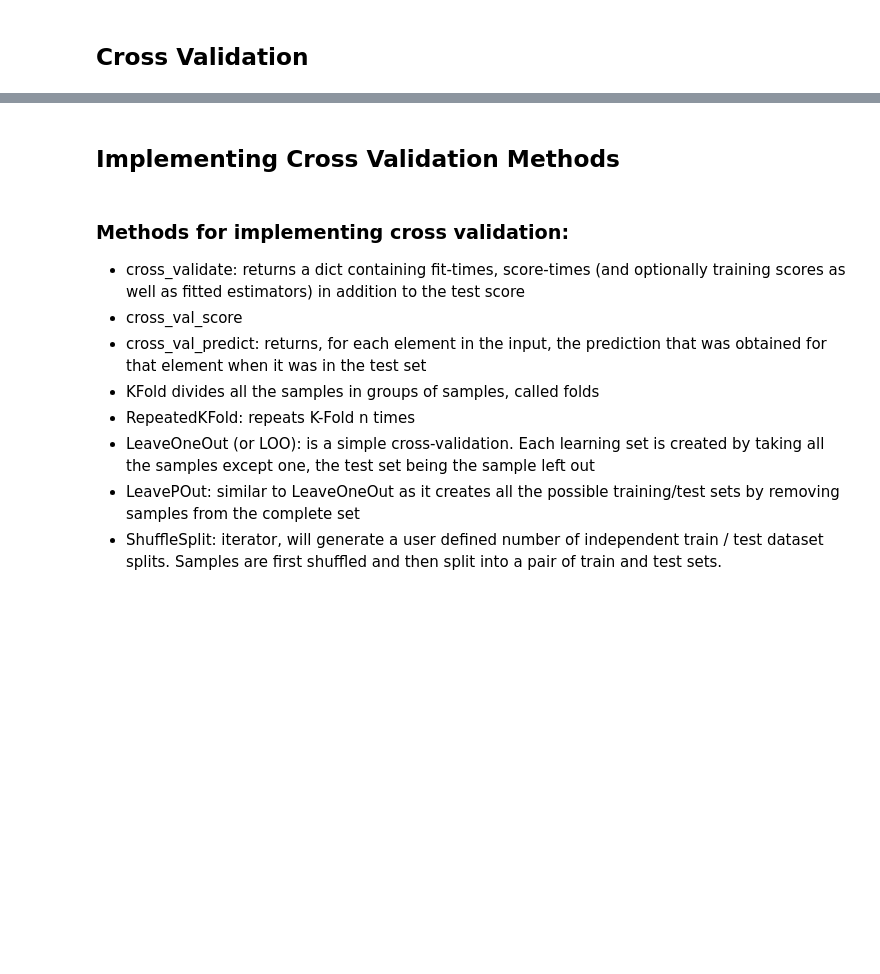
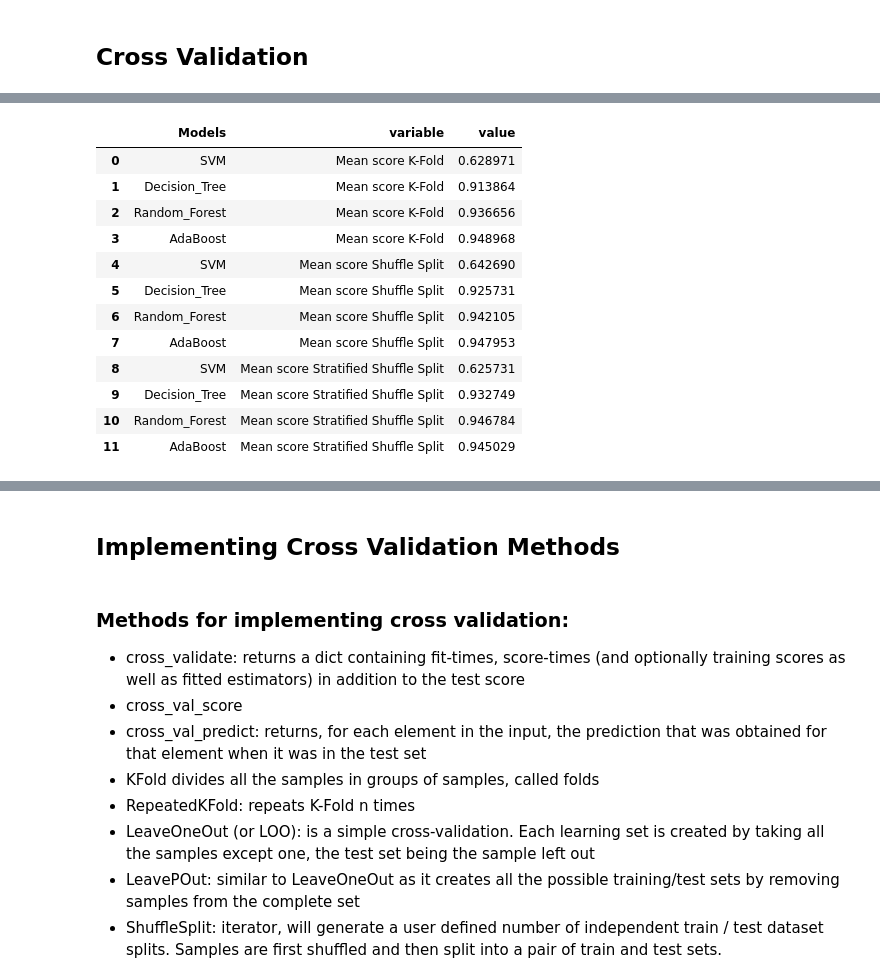
Before and after one commit to Daniela-q-m/Machine-Learning-Course-Projects, a Jupyter notebook: Cross Validation Methods (Wisconsin Cancer Dataset).ipynb, the cells around one changed output, grey strips where cells are left out. Saved outputs shown, nothing was run; the diff lists cells and outputs as text; code cells hidden in the pictures; blank space fills up the shorter version.

```diff
--- a/Cross Validation Methods (Wisconsin Cancer Dataset).ipynb
+++ b/Cross Validation Methods (Wisconsin Cancer Dataset).ipynb
@@ -325,0 +364,16 @@ results['Mean score Stratified Shuffle Split']=
+# %%
+results_melt
+# %% [output]
+|  | Models | variable | value |
+| 0 | SVM | Mean score K-Fold | 0.628971 |
+| 1 | Decision_Tree | Mean score K-Fold | 0.913864 |
+| 2 | Random_Forest | Mean score K-Fold | 0.936656 |
+| 3 | AdaBoost | Mean score K-Fold | 0.948968 |
+| 4 | SVM | Mean score Shuffle Split | 0.642690 |
+| 5 | Decision_Tree | Mean score Shuffle Split | 0.925731 |
+| 6 | Random_Forest | Mean score Shuffle Split | 0.942105 |
+| 7 | AdaBoost | Mean score Shuffle Split | 0.947953 |
+| 8 | SVM | Mean score Stratified Shuffle Split | 0.625731 |
+| 9 | Decision_Tree | Mean score Stratified Shuffle Split | 0.932749 |
+| 10 | Random_Forest | Mean score Stratified Shuffle Split | 0.946784 |
+| 11 | AdaBoost | Mean score Stratified Shuffle Split | 0.945029 |
```
Also changed, not shown: parts of 70 cells of this notebook, 56 other files.
